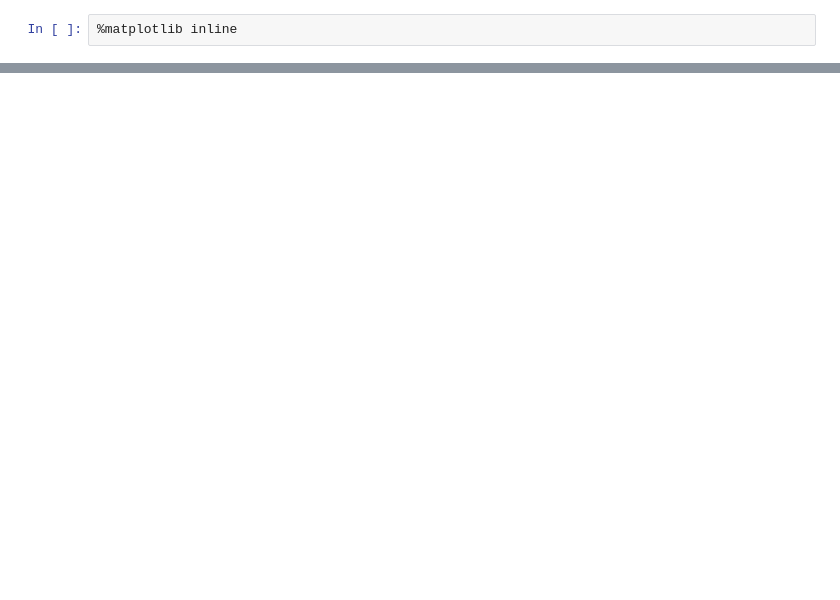
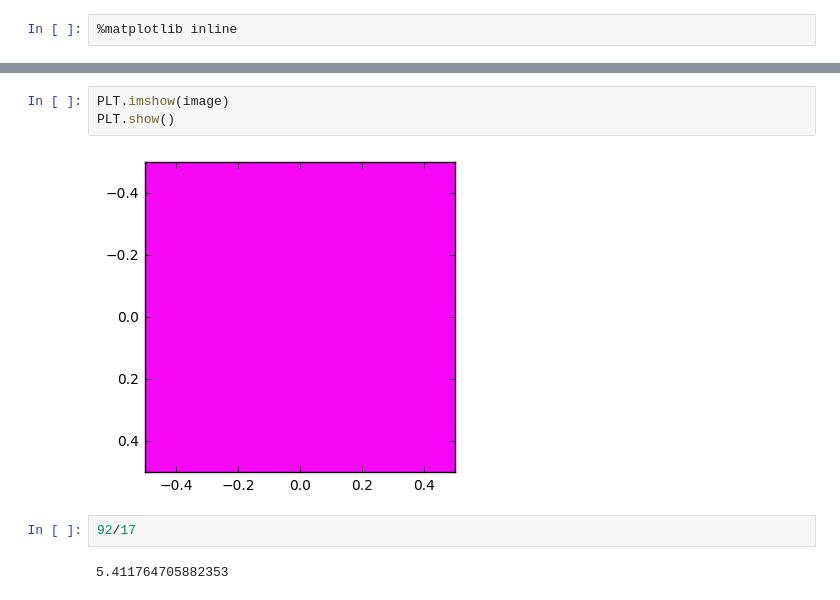
Before and after one commit to ilyadorosh/thesis, a Jupyter notebook: CyberPlant-Copy1.ipynb, the cells around one changed output, grey strips where cells are left out. Saved outputs shown, nothing was run; the diff lists cells and outputs as text; blank space fills up the shorter version.

```diff
--- a/CyberPlant-Copy1.ipynb
+++ b/CyberPlant-Copy1.ipynb
@@ -107,0 +173,9 @@ ValueError: invalid number of arguments
+# %%
+PLT.imshow(image)
+PLT.show()
+# %% [output]
+[figure, added]
+# %%
+92/17
+# %% [output]
+5.411764705882353
```
Also changed, not shown: parts of 16 cells of this notebook.
